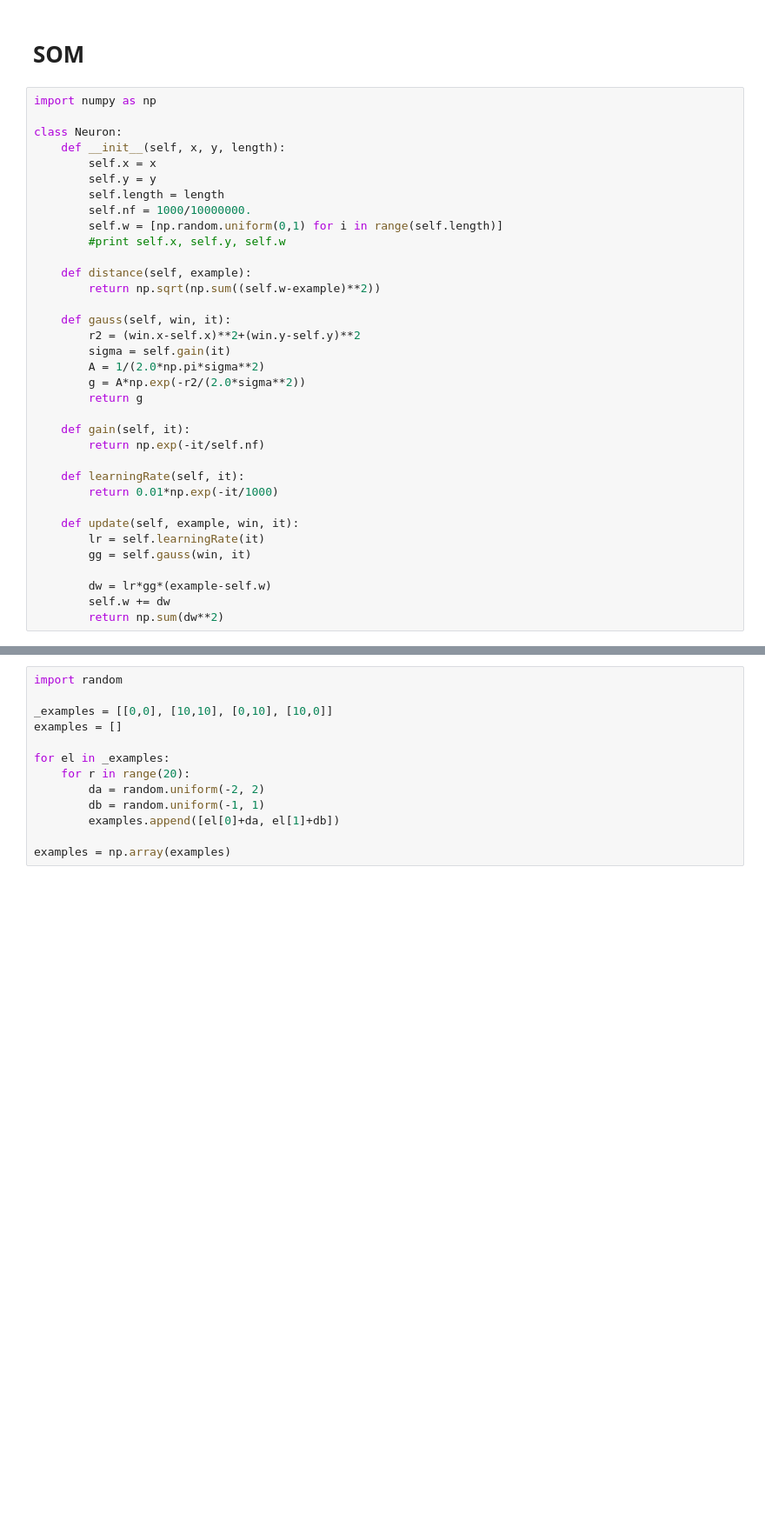
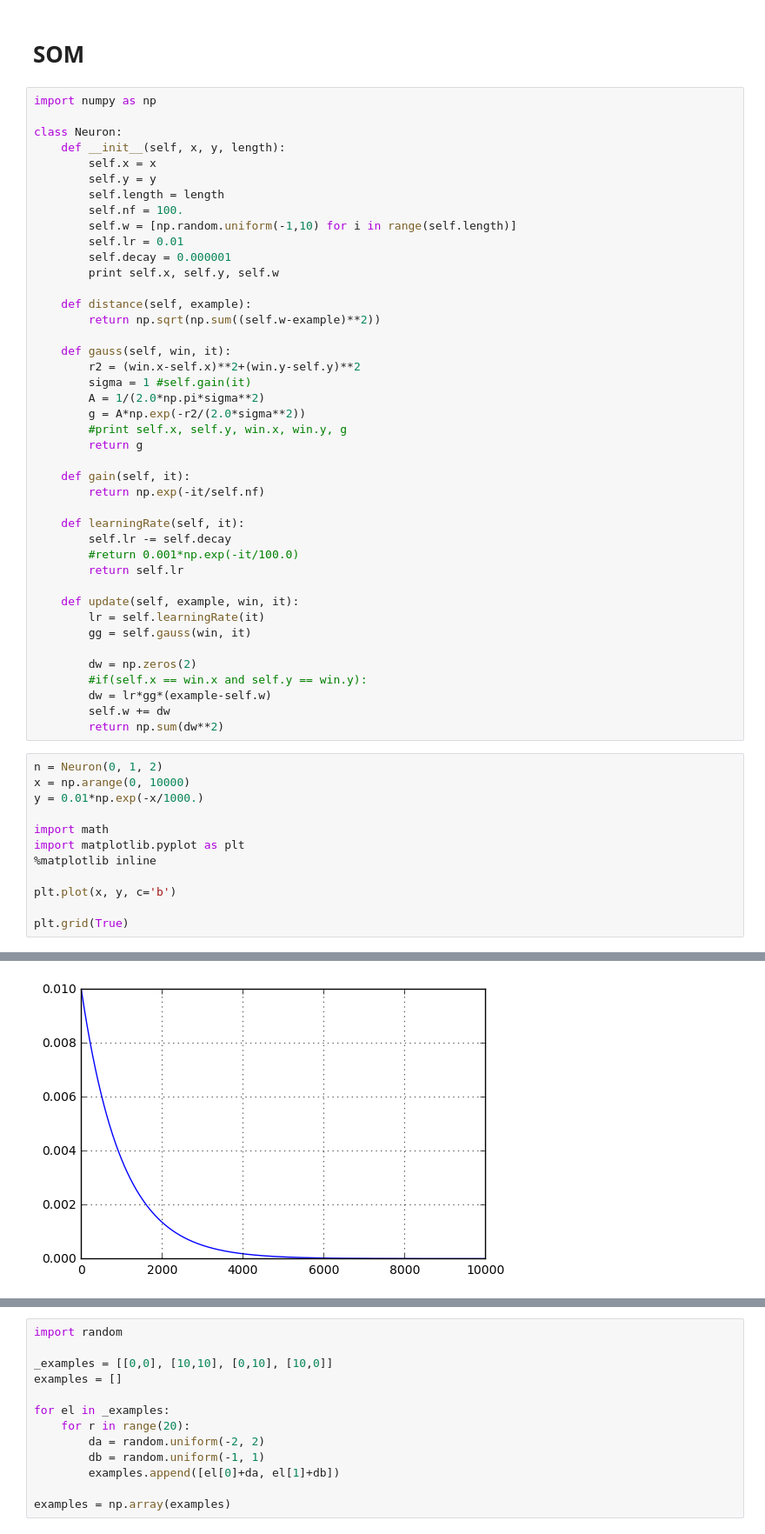
Before and after one commit to ftn-ai-lab/ori-2017-e2, a Jupyter notebook: teorija/03-neuronske/SOM.ipynb, the cells around one changed output, grey strips where cells are left out. Shown at 87% size. Drawn from its saved outputs; the diff is of its cells as text; blank space fills up the shorter version.

```diff
--- a/teorija/03-neuronske/SOM.ipynb
+++ b/teorija/03-neuronske/SOM.ipynb
@@ -8,30 +8,50 @@ class Neuron:
         self.x = x
         self.y = y
         self.length = length
-        self.nf = 1000/10000000.
-        self.w = [np.random.uniform(0,1) for i in range(self.length)]
-        #print self.x, self.y, self.w
+        self.nf = 100.
+        self.w = [np.random.uniform(-1,10) for i in range(self.length)]
+        self.lr = 0.01
+        self.decay = 0.000001
+        print self.x, self.y, self.w
 
     def distance(self, example):
         return np.sqrt(np.sum((self.w-example)**2))
 
     def gauss(self, win, it):
         r2 = (win.x-self.x)**2+(win.y-self.y)**2
-        sigma = self.gain(it)
+        sigma = 1 #self.gain(it)
         A = 1/(2.0*np.pi*sigma**2)
         g = A*np.exp(-r2/(2.0*sigma**2))
+        #print self.x, self.y, win.x, win.y, g
         return g
 
     def gain(self, it):
         return np.exp(-it/self.nf)
 
     def learningRate(self, it):
-        return 0.01*np.exp(-it/1000)
+        self.lr -= self.decay
+        #return 0.001*np.exp(-it/100.0)
+        return self.lr
 
     def update(self, example, win, it):
         lr = self.learningRate(it)
         gg = self.gauss(win, it)
 
+        dw = np.zeros(2)
+        #if(self.x == win.x and self.y == win.y):
         dw = lr*gg*(example-self.w)
         self.w += dw
         return np.sum(dw**2)
+# %%
+n = Neuron(0, 1, 2)
+x = np.arange(0, 10000)
+y = 0.01*np.exp(-x/1000.)
+
+import math
+import matplotlib.pyplot as plt
+%matplotlib inline
+
+plt.plot(x, y, c='b')
+
+plt.grid(True)
+# %% [output]
@@ -38,3 +59,4 @@ class Neuron:
+[figure, added]
 # %%
 class SOM:
     def __init__(self, dim, length):
```
Also changed, not shown: parts of 8 cells of this notebook.
